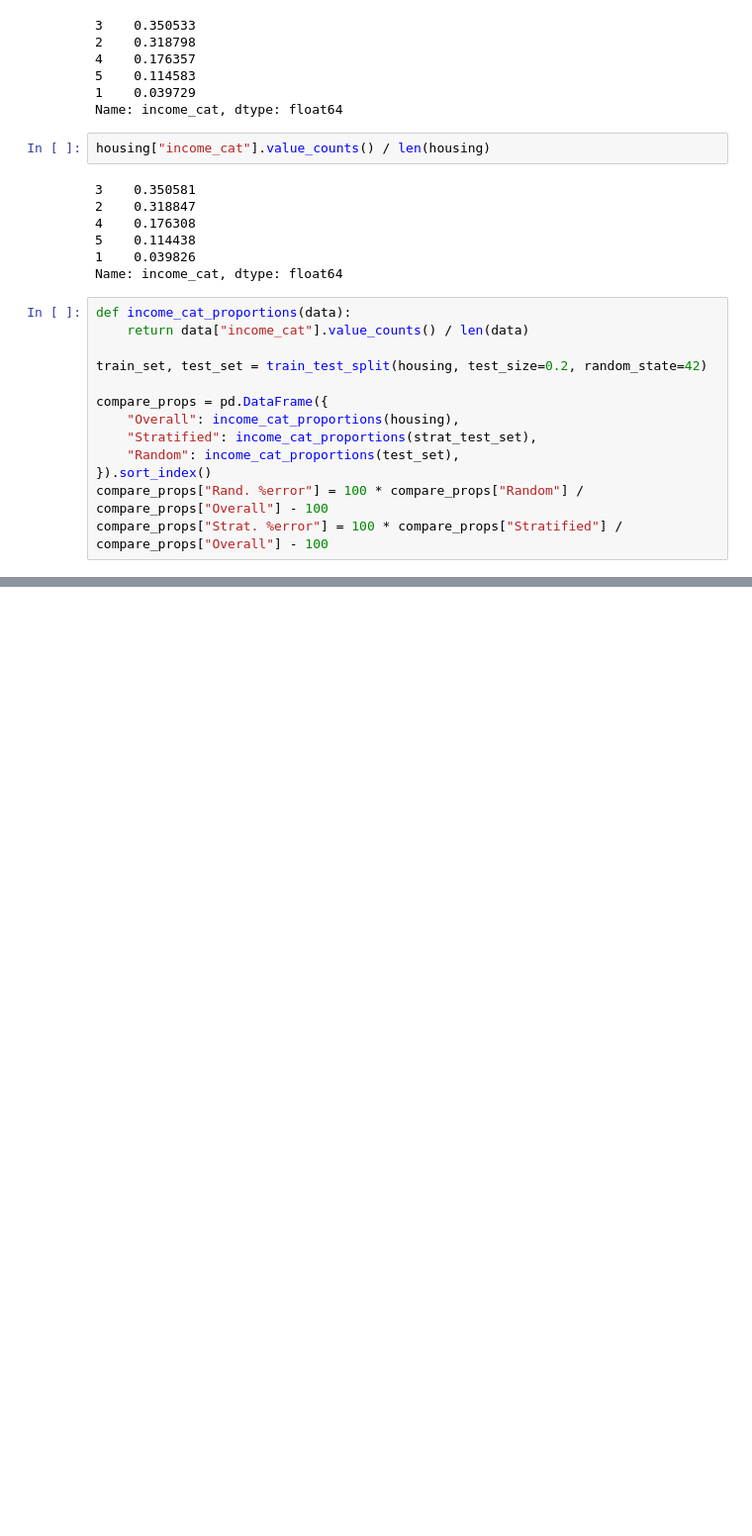
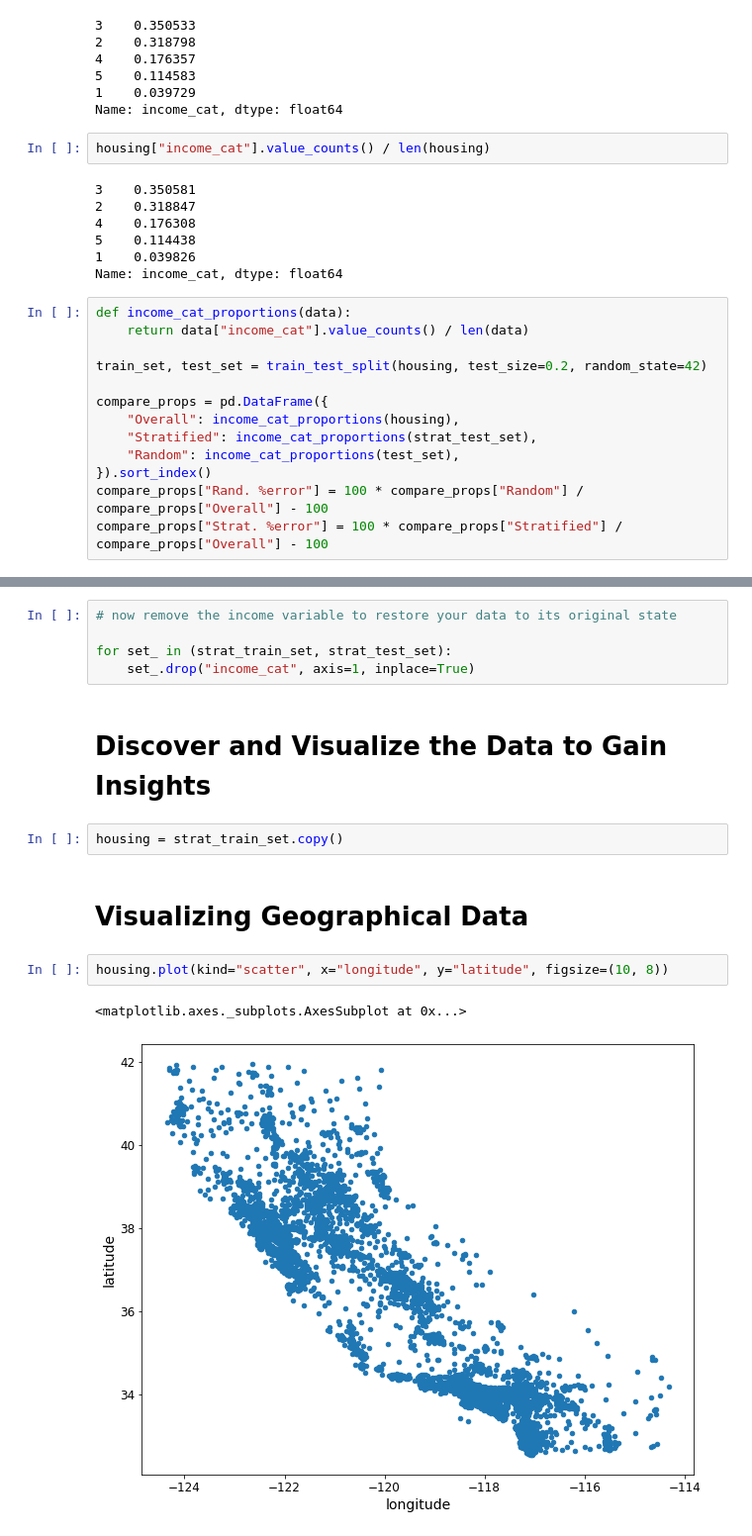
Before and after one commit to MNJonas/End-to-end-Machine-Learning-Project, a Jupyter notebook: HousingPricePrediction.ipynb, the cells around one changed output, grey strips where cells are left out. Shown at 99% size. Saved outputs shown, nothing was run; the diff lists cells and outputs as text; blank space fills up the shorter version.

Commit message:
Discover and visualize the data

```diff
--- a/HousingPricePrediction.ipynb
+++ b/HousingPricePrediction.ipynb
@@ -156,0 +166,16 @@ compare_props["Strat. %error"] = 100 * compare_props["Stratified"] / compare_pro
+# %%
+# now remove the income variable to restore your data to its original state
+
+for set_ in (strat_train_set, strat_test_set):
+    set_.drop("income_cat", axis=1, inplace=True)
+# %% [markdown]
+# Discover and Visualize the Data to Gain Insights
+# %%
+housing = strat_train_set.copy()
+# %% [markdown]
+# Visualizing Geographical Data
+# %%
+housing.plot(kind="scatter", x="longitude", y="latitude", figsize=(10, 8))
+# %% [output]
+<matplotlib.axes._subplots.AxesSubplot at 0x...>
+[figure, added]
```
Also changed, not shown: parts of 4 cells of this notebook, 1 other file.
